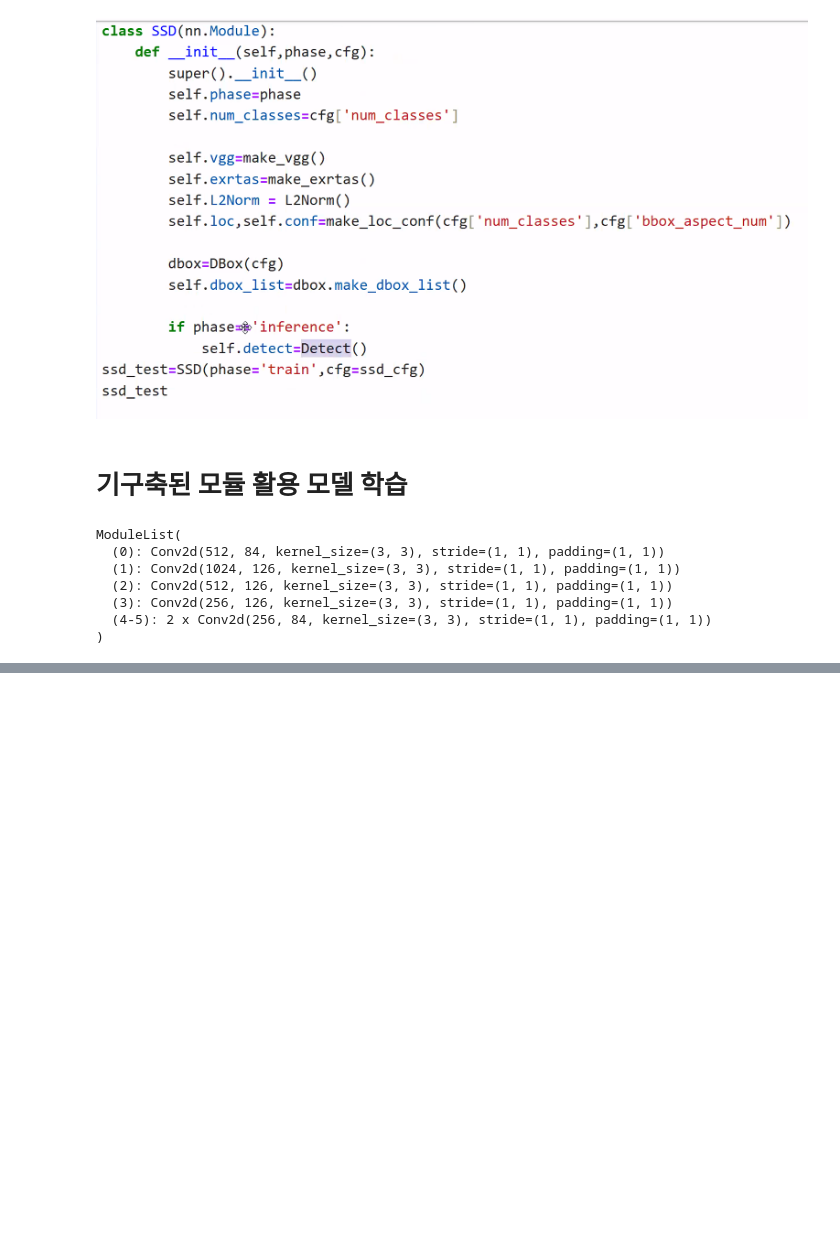
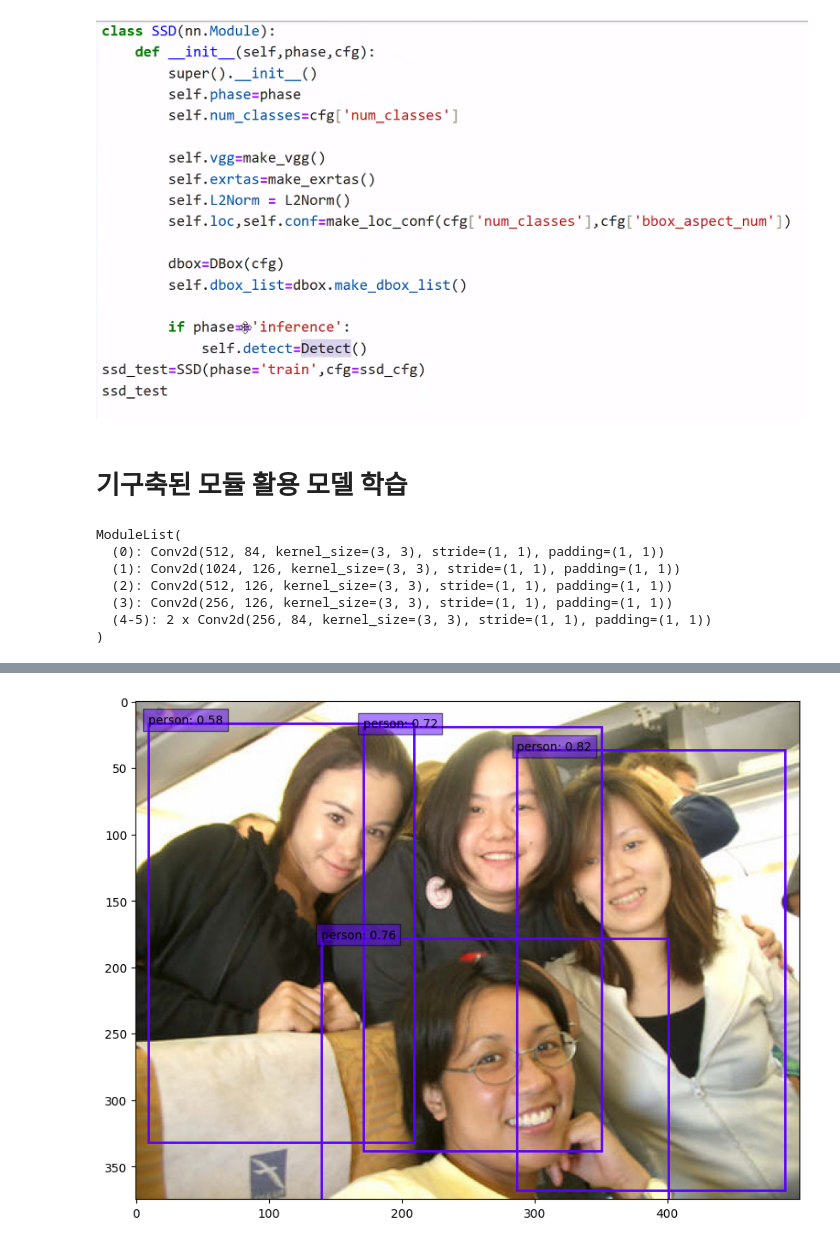
Before and after one commit to cleamm/TIL, a Jupyter notebook: 2025/Python/20250911.ipynb, the cells around one changed output, grey strips where cells are left out. Saved outputs shown, nothing was run; the diff lists cells and outputs as text; code cells hidden in the pictures; blank space fills up the shorter version.

```diff
--- a/2025/Python/20250911.ipynb
+++ b/2025/Python/20250911.ipynb
@@ -587,0 +711,8 @@ def train_m(m, dataLoader_dict, criterion, opt, n_epochs, *,
+# %%
+# 검증
+m_weights = torch.load('weights/ssd300_50.pth', map_location={'cuda:0': 'cpu'})
+# m_weights
+m = SSD(phase='inference', cfg=ssd_cfg)
+m.eval()
+m.load_state_dict(m_weights)
+m
@@ -587,0 +737,8 @@ def train_m(m, dataLoader_dict, criterion, opt, n_epochs, *,
+# %%
+from utils.ssd_predict_show import SSDPredictShow
+
+ssd = SSDPredictShow(voc_classes, m)
+img_path = './data/VOCdevkit/VOC2012/JPEGImages/2008_000277.jpg'
+ssd.show(img_path, 0.5)
+# %% [output]
+[figure, added]
```
Also changed, not shown: parts of 8 cells of this notebook.
